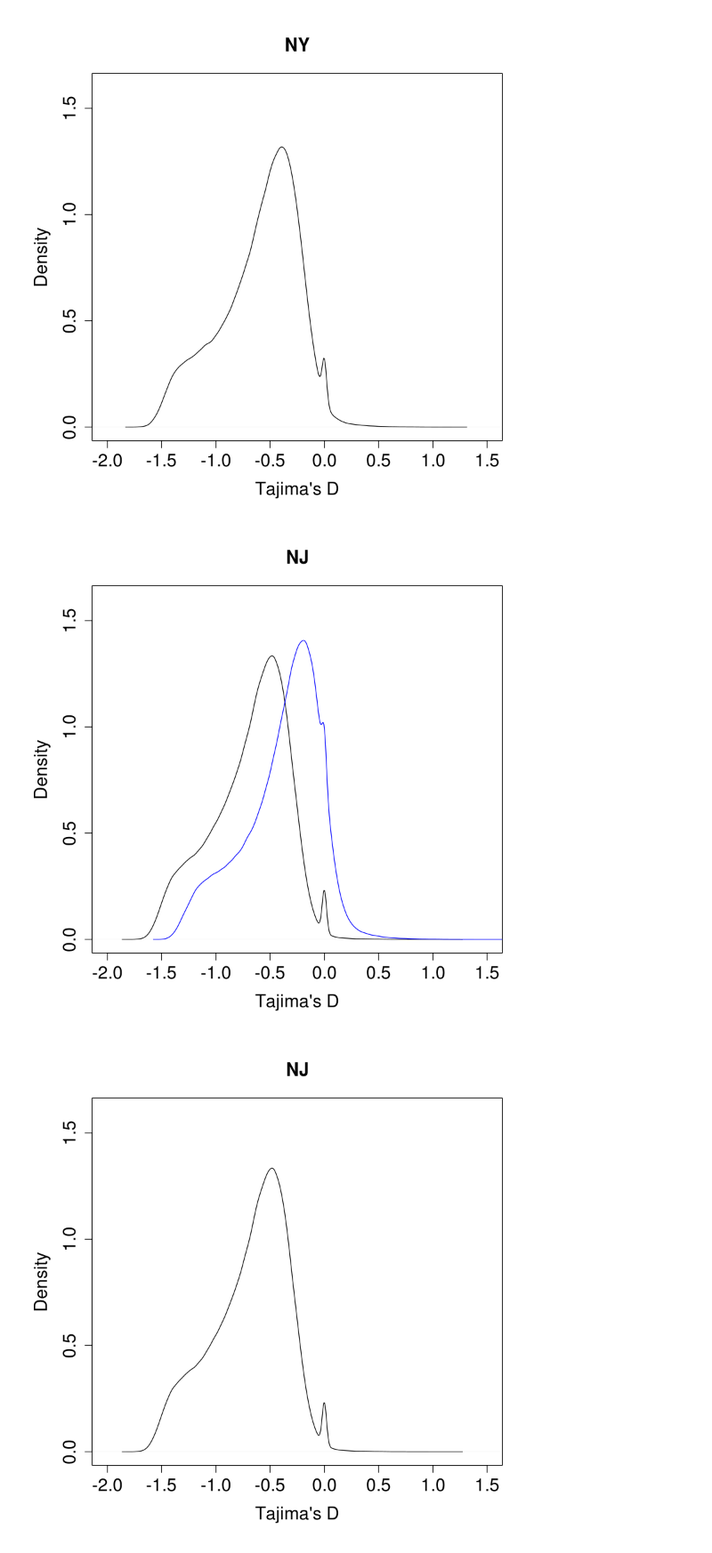
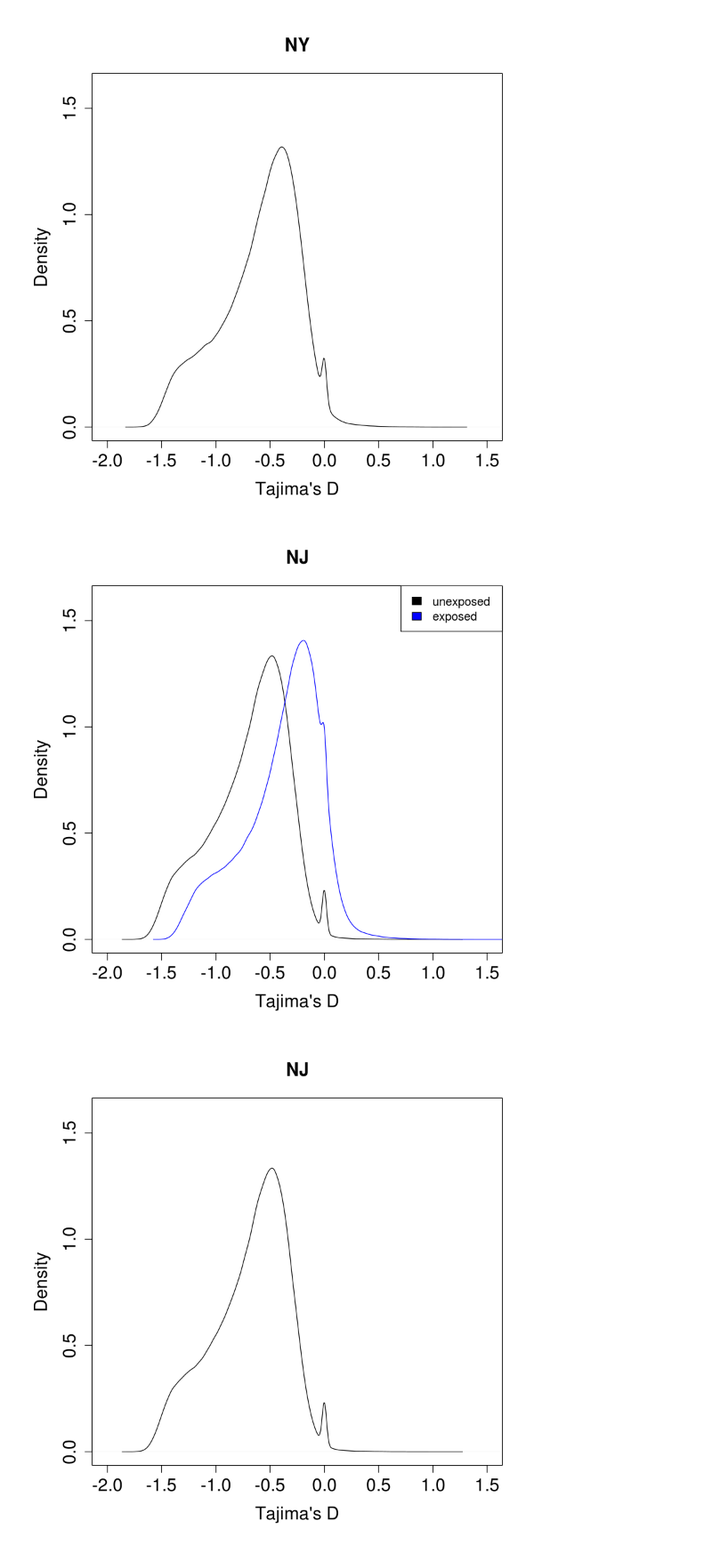
Before and after one commit to sagw/WNS_WGS, a Jupyter notebook: Angsd_all_thetas_graphs.ipynb, the cells around one changed output. Shown at 89% size. Cells and saved outputs as stored; diff of their text form; code cells hidden in the pictures.

```diff
--- a/Angsd_all_thetas_graphs.ipynb
+++ b/Angsd_all_thetas_graphs.ipynb
@@ -71,8 +72,9 @@ plot(density(NYU$D), main="NY", cex.main=1.5, xlim = c(-2,1.5), ylim=c(0,1.6), x
 # %%
 plot(density(NJU$D), main="NJ", cex.main=1.5, xlab="Tajima's D", cex.lab=1.5, cex.axis=1.5, xlim = c(-2,1.5), ylim=c(0,1.6))
 lines(density(NJE$D), col="blue")
+legend("topright", c("unexposed", "exposed"), fill=c("black", "blue"))
 # %% [output]
-[figure, old version]
+[figure, new version]
 # %%
 plot(density(NJU$D), main="NJ", cex.main=1.5, xlab="Tajima's D", cex.lab=1.5, cex.axis=1.5, xlim = c(-2,1.5), ylim=c(0,1.6))
 # %% [output]
```
Also changed, not shown: parts of 4 cells of this notebook, 2 other files.
